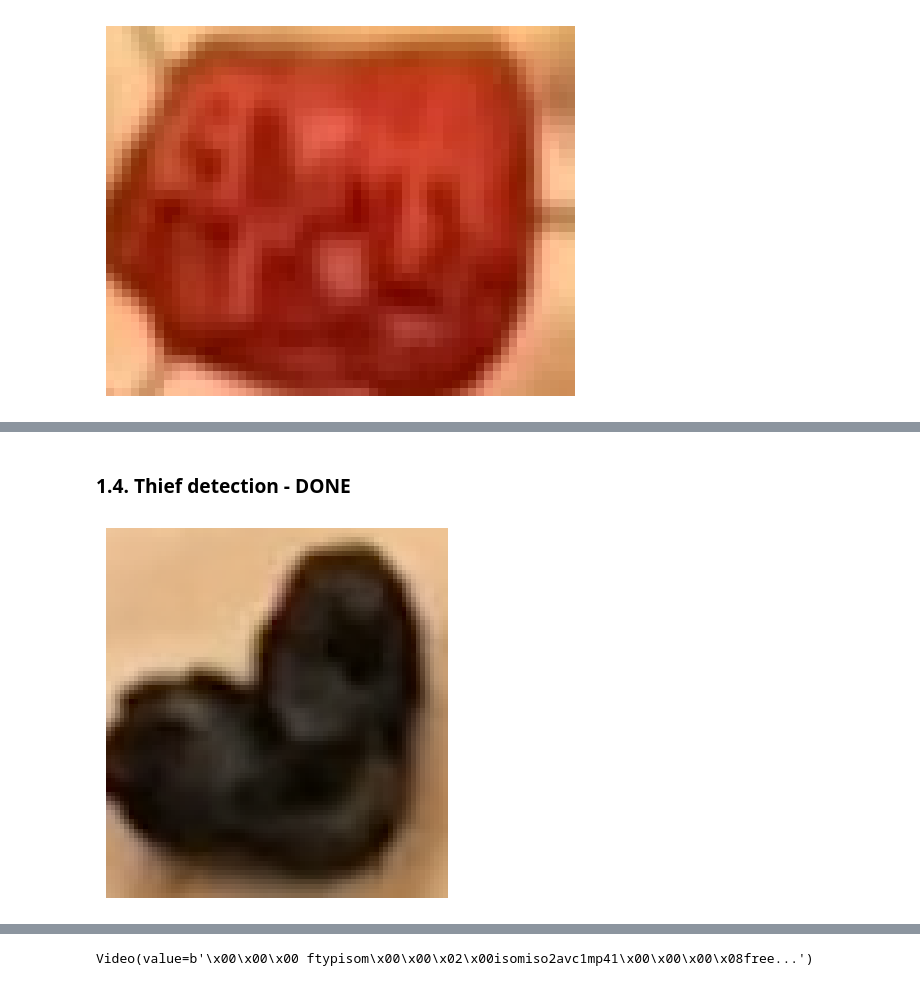
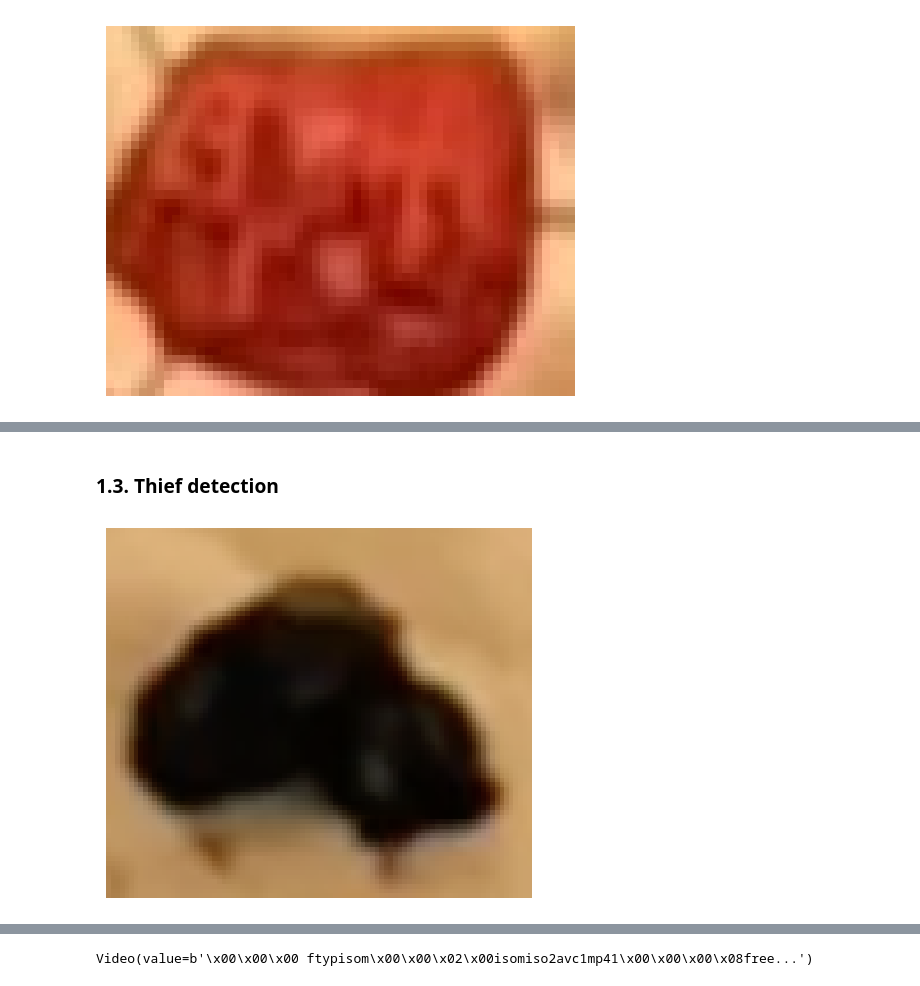
Before and after one commit to PBalewski/CATAN-video-tracking, a Jupyter notebook: project2.ipynb, the cells around one changed output, grey strips where cells are left out. Saved outputs shown, nothing was run; the diff lists cells and outputs as text; code cells hidden in the pictures.

Commit message:
object detection, object tracking

```diff
--- a/project2.ipynb
+++ b/project2.ipynb
@@ -161,14 +139,14 @@ print("Number tokens count:", len(circles))
 Number tokens count: 18
 # %% [markdown]
-### **1.4. Thief detection - DONE** ###
+### **1.3. Thief detection** ###
 # %%
-thief = cv2.imread("thief_template.jpg", 1).astype(np.uint8)
+thief = cv2.imread("thief_template_3.jpg", 1).astype(np.uint8)
 _, w, h = thief.shape[::-1]
 w = w * 2//3
 h = h * 2//3
 imshow(thief)
 # %% [output]
-[figure, old version]
+[figure, new version]
 # %%
 _frame = frame.copy()
 
```
Also changed, not shown: parts of 27 cells of this notebook, 18 other files.
